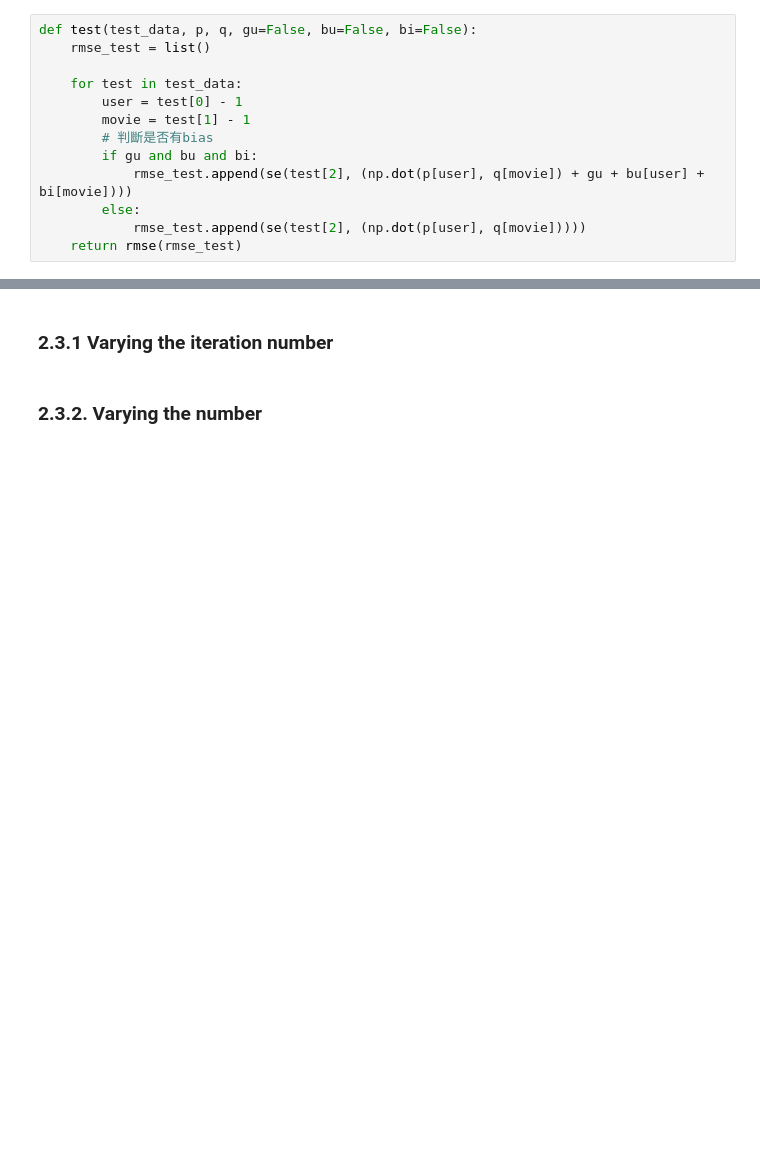
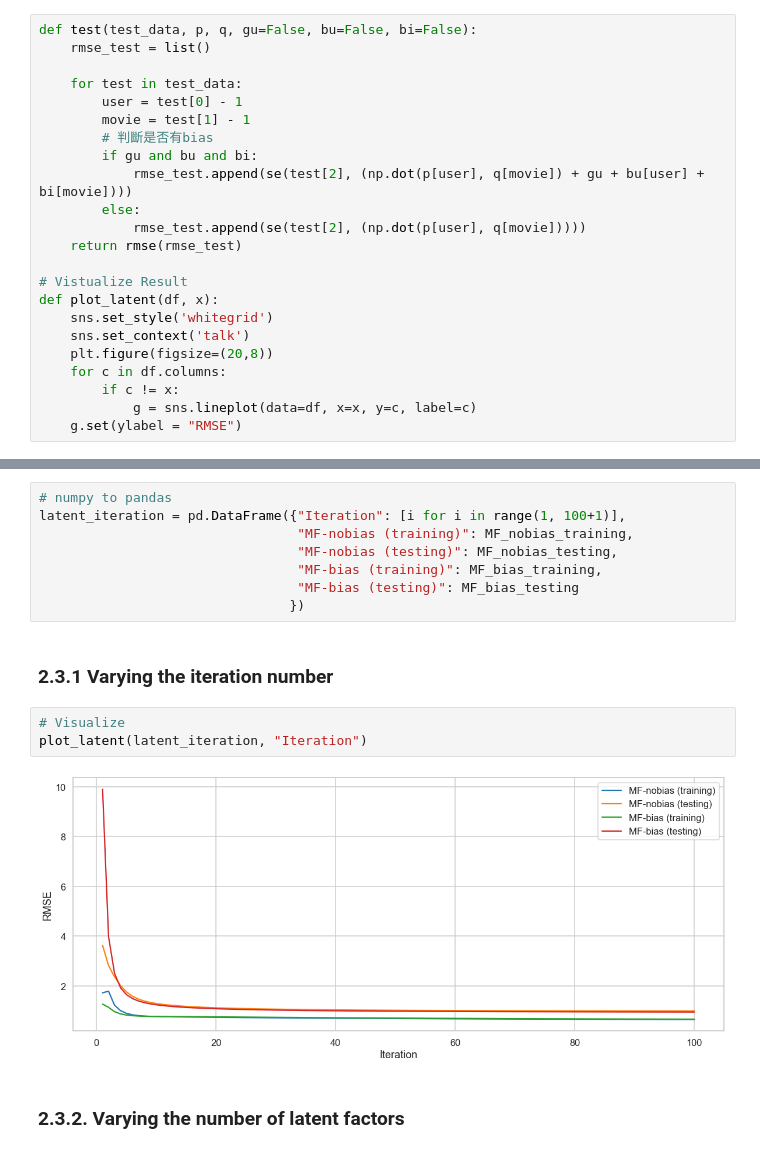
Before and after one commit to Baron1014/recommender_system, a Jupyter notebook: latent_factor.ipynb, the cells around one changed output, grey strips where cells are left out. Saved outputs shown, nothing was run; the diff lists cells and outputs as text; blank space fills up the shorter version.

```diff
--- a/latent_factor.ipynb
+++ b/latent_factor.ipynb
@@ -753,6 +752,16 @@ def test(test_data, p, q, gu=False, bu=False, bi=False):
         else:
             rmse_test.append(se(test[2], (np.dot(p[user], q[movie]))))
     return rmse(rmse_test)
+
+# Vistualize Result
+def plot_latent(df, x):
+    sns.set_style('whitegrid')
+    sns.set_context('talk')
+    plt.figure(figsize=(20,8))
+    for c in df.columns:
+        if c != x:
+            g = sns.lineplot(data=df, x=x, y=c, label=c)
+    g.set(ylabel = "RMSE")
 # %% [markdown]
 ## 2.1. Initialize latent matrix
 # %%
@@ -872,7 +881,20 @@ epoch=90, gu=0.9351775685659457, bu=0.8179228064373065, bi=-0.07712265289295184,
 epoch=99, gu=0.9378072161457945, bu=0.8383793472933506, bi=-0.04997093604361844, training=0.664149791741232, testing=0.9508782170788109
 # %% [markdown]
 ## 2.3. Vistualize Result
+# %%
+# numpy to pandas
+latent_iteration = pd.DataFrame({"Iteration": [i for i in range(1, 100+1)],
+                                 "MF-nobias (training)": MF_nobias_training,
+                                 "MF-nobias (testing)": MF_nobias_testing,
+                                 "MF-bias (training)": MF_bias_training,
+                                 "MF-bias (testing)": MF_bias_testing
+                                })
 # %% [markdown]
 ### 2.3.1 Varying the iteration number
+# %%
+# Visualize
+plot_latent(latent_iteration, "Iteration")
+# %% [output]
+[figure, added]
 # %% [markdown]
-### 2.3.2. Varying the number
+### 2.3.2. Varying the number of latent factors
```
Also changed, not shown: parts of 13 cells of this notebook.
